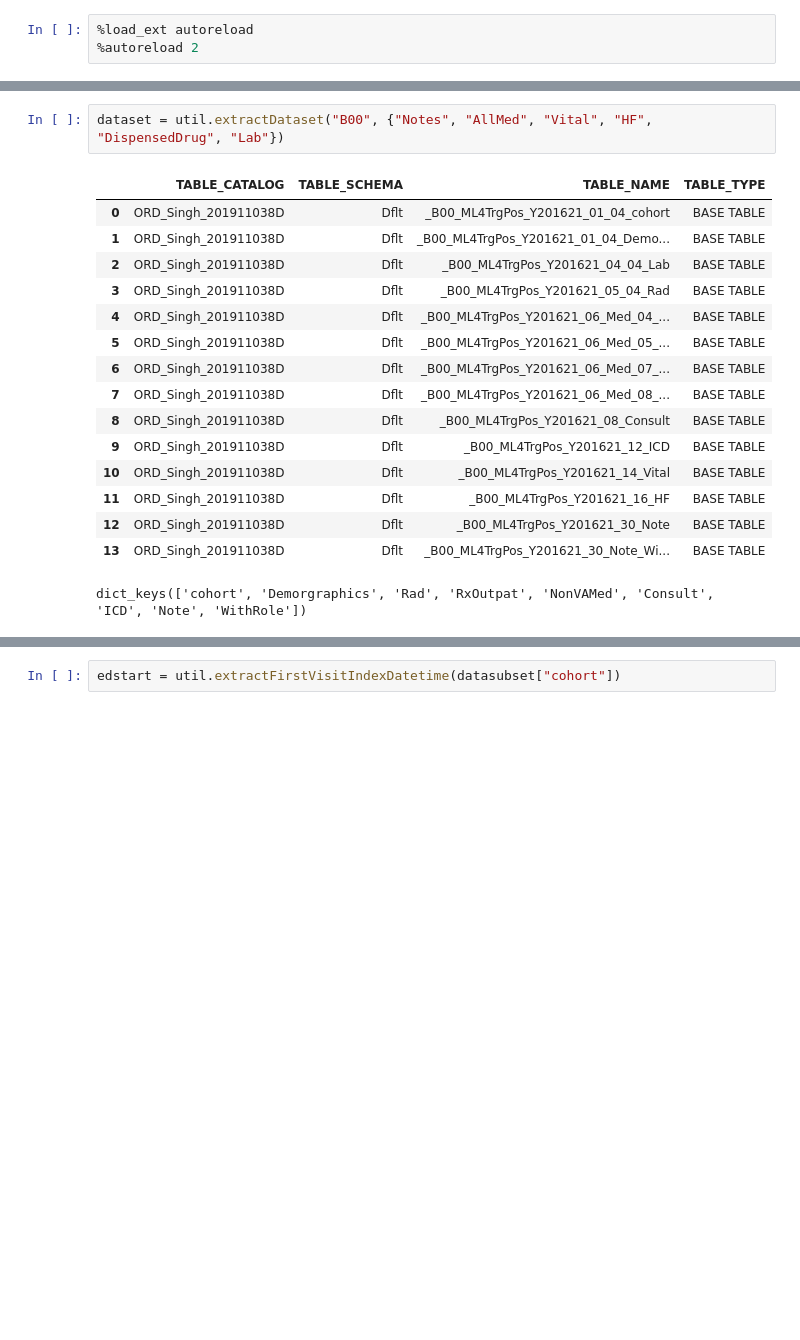
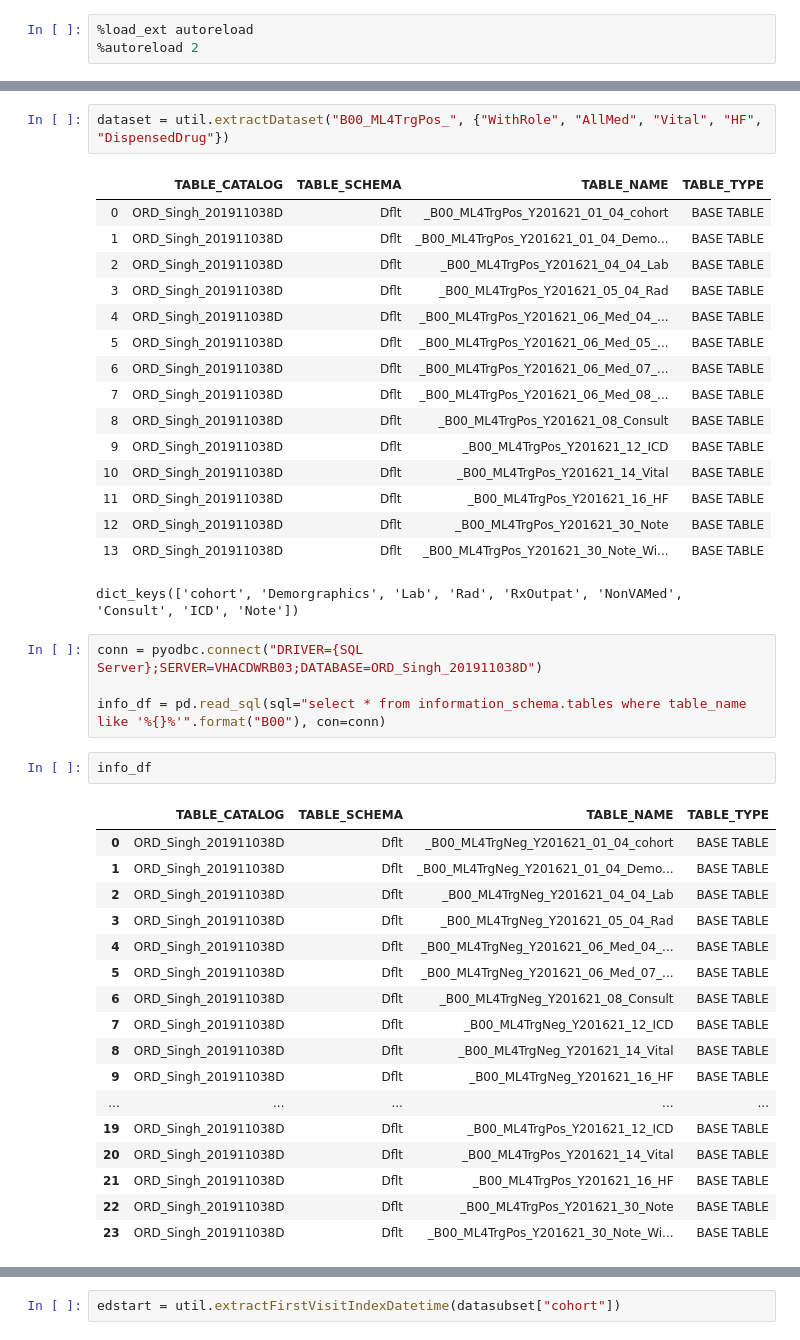
Before and after one commit to zimolzak/ml-detect-diagnostic-safety, a Jupyter notebook: Maxxxx/B00/DizzinessAnalysis.ipynb, the cells around one changed output, grey strips where cells are left out. Saved outputs shown, nothing was run; the diff lists cells and outputs as text; blank space fills up the shorter version.

```diff
--- a/Maxxxx/B00/DizzinessAnalysis.ipynb
+++ b/Maxxxx/B00/DizzinessAnalysis.ipynb
@@ -15,6 +15,6 @@ import cluster_umap
 from collections import defaultdict
 # %%
-dataset = util.extractDataset("B00", {"Notes", "AllMed", "Vital", "HF", "DispensedDrug", "Lab"})
+dataset = util.extractDataset("B00_ML4TrgPos_", {"WithRole", "AllMed", "Vital", "HF", "DispensedDrug"})
 # %% [output]
 |  | TABLE_CATALOG | TABLE_SCHEMA | TABLE_NAME | TABLE_TYPE |
 | 0 | ORD_Singh_201911038D | Dflt | _B00_ML4TrgPos_Y201621_01_04_cohort | BASE TABLE |
@@ -31,7 +31,31 @@ dataset = util.extractDataset("B00", {"Notes", "AllMed", "Vital", "HF", "Dispens
 | 11 | ORD_Singh_201911038D | Dflt | _B00_ML4TrgPos_Y201621_16_HF | BASE TABLE |
 | 12 | ORD_Singh_201911038D | Dflt | _B00_ML4TrgPos_Y201621_30_Note | BASE TABLE |
 | 13 | ORD_Singh_201911038D | Dflt | _B00_ML4TrgPos_Y201621_30_Note_Wi... | BASE TABLE |
-dict_keys(['cohort', 'Demorgraphics', 'Rad', 'RxOutpat', 'NonVAMed', 'Consult', 'ICD', 'Note', 'WithRole'])
+dict_keys(['cohort', 'Demorgraphics', 'Lab', 'Rad', 'RxOutpat', 'NonVAMed', 'Consult', 'ICD', 'Note'])
+# %%
+conn = pyodbc.connect("DRIVER={SQL Server};SERVER=VHACDWRB03;DATABASE=ORD_Singh_201911038D")
+
+info_df = pd.read_sql(sql="select * from information_schema.tables where table_name like '%{}%'".format("B00"), con=conn)
+# %%
+info_df
+# %% [output]
+|  | TABLE_CATALOG | TABLE_SCHEMA | TABLE_NAME | TABLE_TYPE |
+| 0 | ORD_Singh_201911038D | Dflt | _B00_ML4TrgNeg_Y201621_01_04_cohort | BASE TABLE |
+| 1 | ORD_Singh_201911038D | Dflt | _B00_ML4TrgNeg_Y201621_01_04_Demo... | BASE TABLE |
+| 2 | ORD_Singh_201911038D | Dflt | _B00_ML4TrgNeg_Y201621_04_04_Lab | BASE TABLE |
+| 3 | ORD_Singh_201911038D | Dflt | _B00_ML4TrgNeg_Y201621_05_04_Rad | BASE TABLE |
+| 4 | ORD_Singh_201911038D | Dflt | _B00_ML4TrgNeg_Y201621_06_Med_04_... | BASE TABLE |
+| 5 | ORD_Singh_201911038D | Dflt | _B00_ML4TrgNeg_Y201621_06_Med_07_... | BASE TABLE |
+| 6 | ORD_Singh_201911038D | Dflt | _B00_ML4TrgNeg_Y201621_08_Consult | BASE TABLE |
+| 7 | ORD_Singh_201911038D | Dflt | _B00_ML4TrgNeg_Y201621_12_ICD | BASE TABLE |
+| 8 | ORD_Singh_201911038D | Dflt | _B00_ML4TrgNeg_Y201621_14_Vital | BASE TABLE |
+| 9 | ORD_Singh_201911038D | Dflt | _B00_ML4TrgNeg_Y201621_16_HF | BASE TABLE |
+| ... | ... | ... | ... | ... |
+| 19 | ORD_Singh_201911038D | Dflt | _B00_ML4TrgPos_Y201621_12_ICD | BASE TABLE |
+| 20 | ORD_Singh_201911038D | Dflt | _B00_ML4TrgPos_Y201621_14_Vital | BASE TABLE |
+| 21 | ORD_Singh_201911038D | Dflt | _B00_ML4TrgPos_Y201621_16_HF | BASE TABLE |
+| 22 | ORD_Singh_201911038D | Dflt | _B00_ML4TrgPos_Y201621_30_Note | BASE TABLE |
+| 23 | ORD_Singh_201911038D | Dflt | _B00_ML4TrgPos_Y201621_30_Note_Wi... | BASE TABLE |
 # %%
 dizziness_df, label_map = util.retrieveLabels()
 label_df = util.convertLabelMap(label_map)
```
Also changed, not shown: parts of 27 cells of this notebook.
